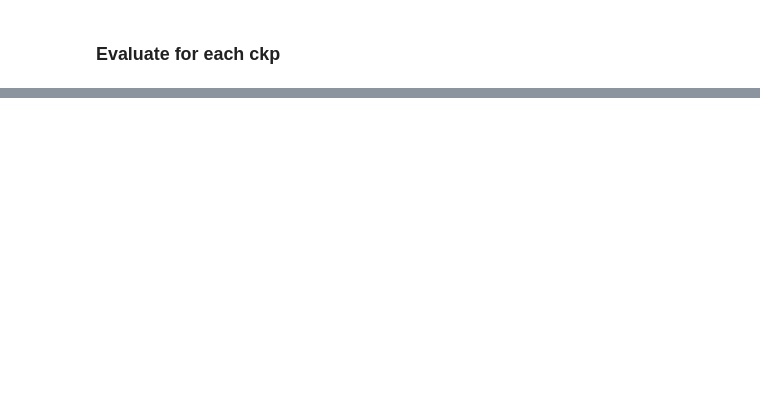
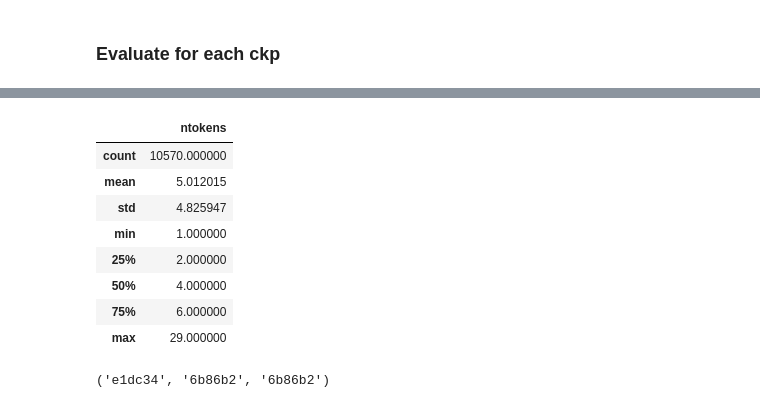
Before and after one commit to lalital/CL-ReLKT, a Jupyter notebook: mrc_training/notebooks/evaluation_mT5.ipynb, the cells around one changed output, grey strips where cells are left out. Drawn from its saved outputs; the diff is of its cells as text; code cells hidden in the pictures; blank space fills up the shorter version.

```diff
--- a/mrc_training/notebooks/evaluation_mT5.ipynb
+++ b/mrc_training/notebooks/evaluation_mT5.ipynb
@@ -306,0 +638,3 @@ len(references)
+# %%
+dev_squad = Dataset.from_pandas(pd.DataFrame(data=squad_dev_features))
+dev_squad
@@ -307,2 +646,8 @@ len(references)
 # %% [markdown]
 ### Evaluate for each ckp
+# %%
+# final ckp
+# XQUAD_FINETUNED_MODEL_DIR = '../checkpoints/t5-base.adafactor.seq2seq.squad_hparams.bz-16.grad_acc-1.lr-1e-4.epochs-10'
+# XQUAD_FINETUNED_MODEL_DIR = '../checkpoints/t5-base.adafactor.seq2seq.squad_hparams.bz-8.grad_acc-1.lr-1e-4.epochs-5'
+ALL_SQUAD_FINETUNED_MODEL_DIRS = glob.glob('../checkpoints/squad/*')
+xquad_test_features
@@ -448,0 +888,18 @@ evaluate(references[:len(answers)], predictions=answers)
+# %%
+pred_ans = list(map(lambda x: x, answers))
+pred_tokens = list( map(lambda x: tokenizer.tokenize(x), answers))
+
+pred_ntokens = list(map(len, pred_tokens))
+len(pred_ntokens)
+pred_df = pd.DataFrame.from_dict({ 'ntokens': pred_ntokens, 'answer': pred_ans})
+pred_df.describe()
+# %% [output]
+|  | ntokens |
+| count | 10570.000000 |
+| mean | 5.012015 |
+| std | 4.825947 |
+| min | 1.000000 |
+| 25% | 2.000000 |
+| 50% | 4.000000 |
+| 75% | 6.000000 |
+| max | 29.000000 |
@@ -448,0 +910,10 @@ evaluate(references[:len(answers)], predictions=answers)
+# %%
+
+def get_hash(text):
+    import hashlib
+    return hashlib.sha256(text.encode()).hexdigest()[:6]
+get_hash('sssdadasda'), \
+get_hash('1'), \
+get_hash('1')
+# %% [output]
+('e1dc34', '6b86b2', '6b86b2')
```
Also changed, not shown: parts of 72 cells of this notebook, 1 other file.
